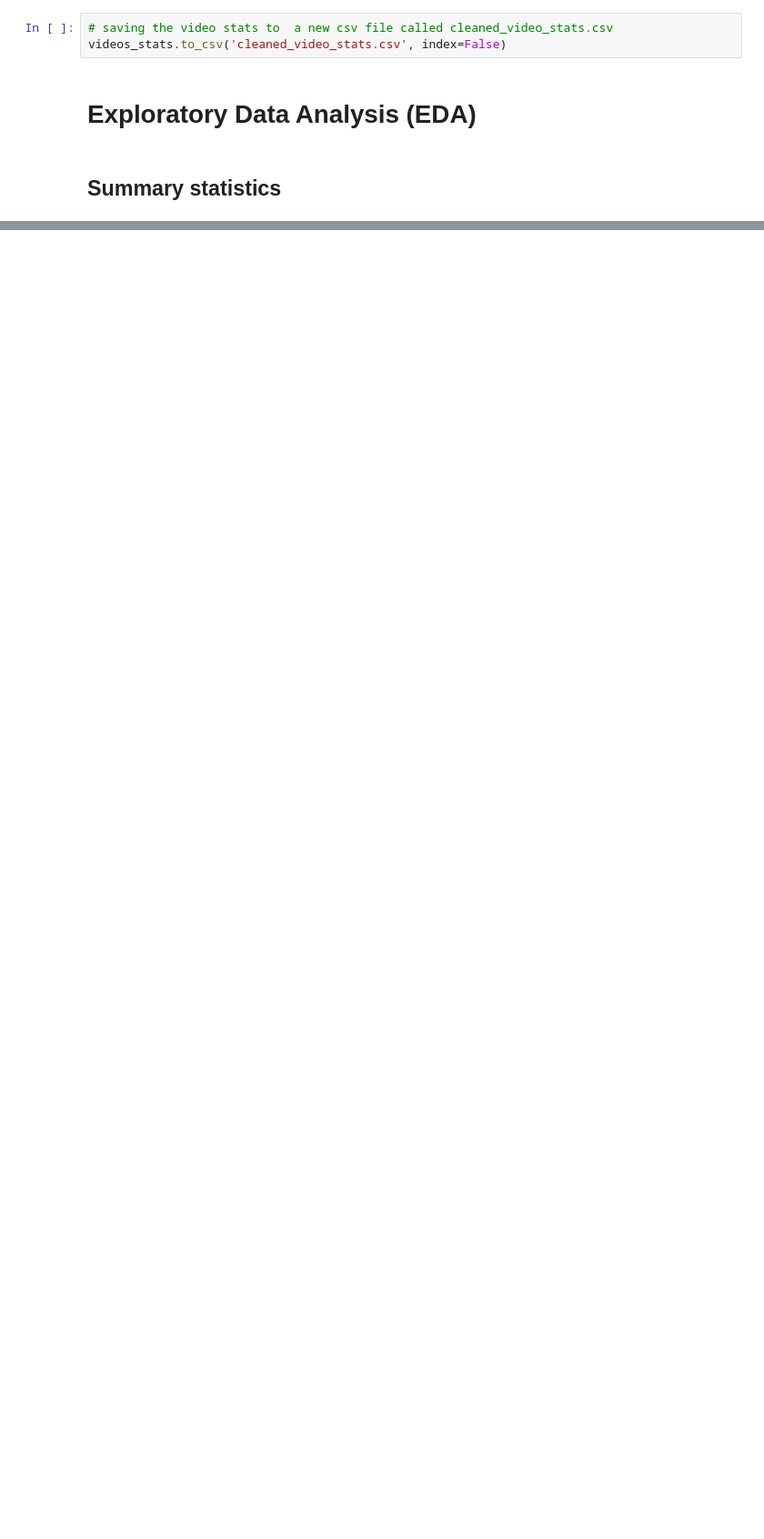
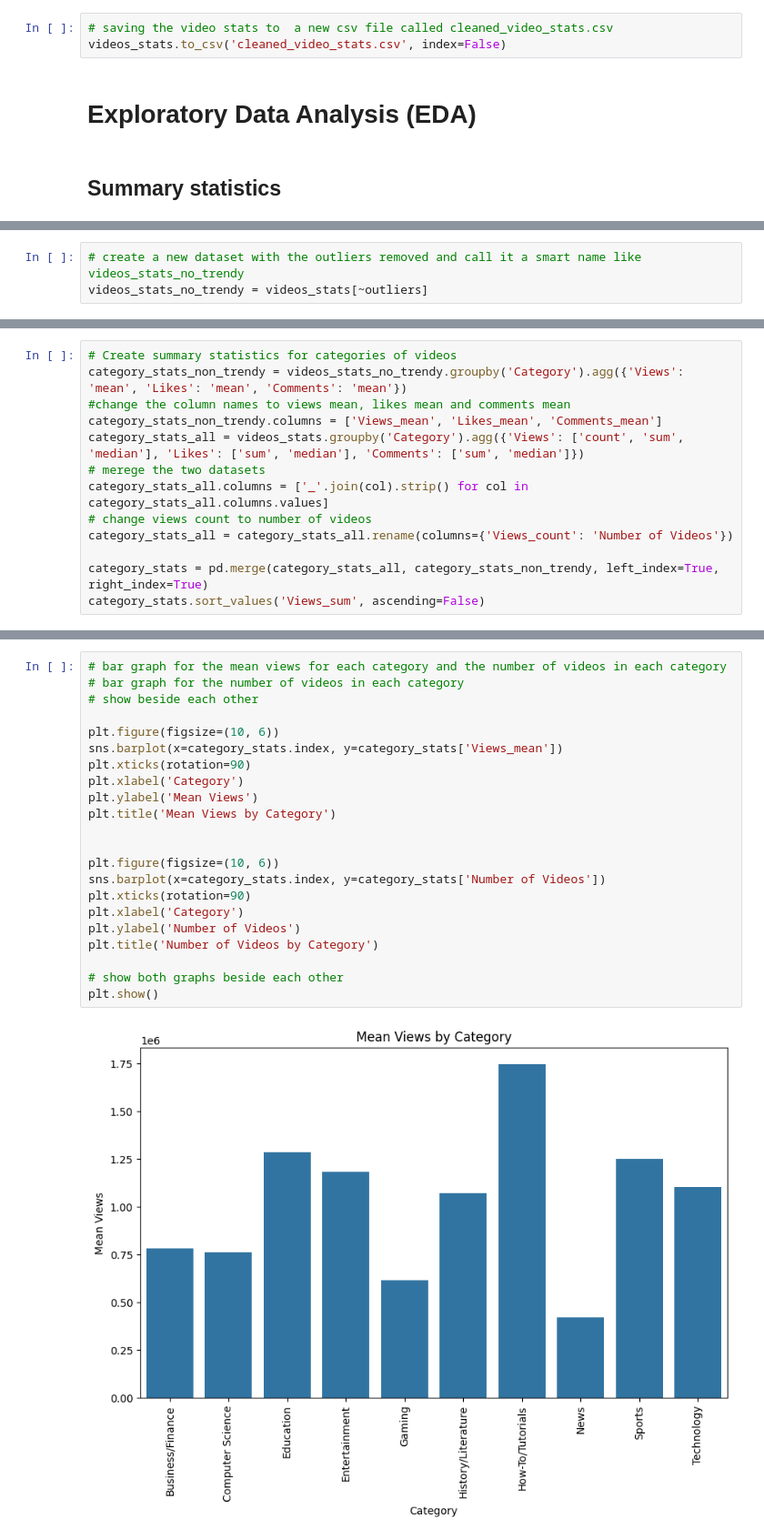
Before and after one commit to OmarEmad313/YouTube-video-trends-with-sentiment-analysis, a Jupyter notebook: notebook.ipynb, the cells around one changed output, grey strips where cells are left out. Shown at 91% size. Cells and saved outputs as stored; diff of their text form; blank space fills up the shorter version.

```diff
--- a/notebook.ipynb
+++ b/notebook.ipynb
@@ -226,0 +290,3 @@ keyword_engagement.sort_values(by='Views', ascending=False)
+# %%
+# create a new dataset with the outliers removed and call it a smart name like videos_stats_no_trendy
+videos_stats_no_trendy = videos_stats[~outliers]
@@ -226,0 +343,13 @@ keyword_engagement.sort_values(by='Views', ascending=False)
+# %%
+# Create summary statistics for categories of videos
+category_stats_non_trendy = videos_stats_no_trendy.groupby('Category').agg({'Views': 'mean', 'Likes': 'mean', 'Comments': 'mean'})
+#change the column names to views mean, likes mean and comments mean
+category_stats_non_trendy.columns = ['Views_mean', 'Likes_mean', 'Comments_mean']
+category_stats_all = videos_stats.groupby('Category').agg({'Views': ['count', 'sum', 'median'], 'Likes': ['sum', 'median'], 'Comments': ['sum', 'median']})
+# merege the two datasets
+category_stats_all.columns = ['_'.join(col).strip() for col in category_stats_all.columns.values]
+# change views count to number of videos
+category_stats_all = category_stats_all.rename(columns={'Views_count': 'Number of Videos'})
+
+category_stats = pd.merge(category_stats_all, category_stats_non_trendy, left_index=True, right_index=True)
+category_stats.sort_values('Views_sum', ascending=False)
@@ -226,0 +369,24 @@ keyword_engagement.sort_values(by='Views', ascending=False)
+# %%
+# bar graph for the mean views for each category and the number of videos in each category
+# bar graph for the number of videos in each category
+# show beside each other
+
+plt.figure(figsize=(10, 6))
+sns.barplot(x=category_stats.index, y=category_stats['Views_mean'])
+plt.xticks(rotation=90)
+plt.xlabel('Category')
+plt.ylabel('Mean Views')
+plt.title('Mean Views by Category')
+
+
+plt.figure(figsize=(10, 6))
+sns.barplot(x=category_stats.index, y=category_stats['Number of Videos'])
+plt.xticks(rotation=90)
+plt.xlabel('Category')
+plt.ylabel('Number of Videos')
+plt.title('Number of Videos by Category')
+
+# show both graphs beside each other
+plt.show()
+# %% [output]
+[figure, added]
```
Also changed, not shown: parts of 58 cells of this notebook, 1 other file.
